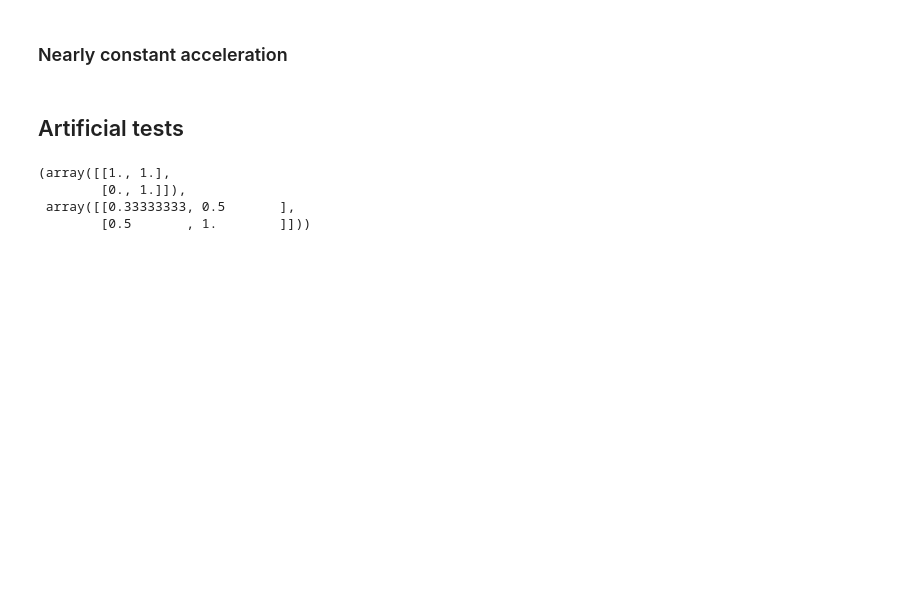
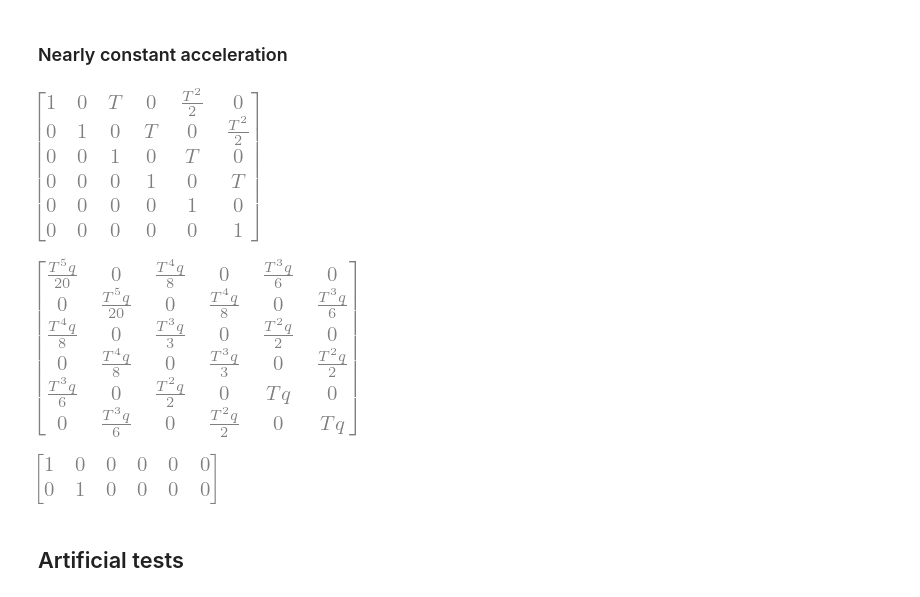
Before and after one commit to markoMedved/Advanced-methods-in-computer-vision-assignments, a Jupyter notebook: Advanced-tracking/Kalman_filter.ipynb, the cells around one changed output. Drawn from its saved outputs; the diff is of its cells as text; code cells hidden in the pictures; blank space fills up the shorter version.

```diff
--- a/Advanced-tracking/Kalman_filter.ipynb
+++ b/Advanced-tracking/Kalman_filter.ipynb
@@ -45,5 +58,27 @@ display(Q_NCV)
 # %% [markdown]
 ### Nearly constant acceleration
+# %%
+# NOTE: state is [x,y, x_vel, y_vel, x_acc, y_acc]
+T_NCA,q_NCA= sp.symbols('T, q')
+F_NCA = sp.Matrix([[0,0, 1,0,0,0],[0,0,0,1,0,0], [0,0,0,0,1,0], [0,0,0,0,0,1], [0,0,0,0,0,0], [0,0,0,0,0,0]])
+Fi_NCA = sp.exp(F_NCA * T_NCA)
+display(Fi_NCA)
+L_NCA = sp.Matrix([
+    [0, 0],
+    [0, 0],
+    [0, 0],
+    [0, 0],
+    [1, 0],
+    [0, 1]
+])
+Q_NCA = sp.integrate((Fi_NCA * L_NCA) * q_NCA * (Fi_NCA  * L_NCA).T, (T_NCA, 0, T_NCA))
+display(Q_NCA)
+H_NCA = sp.Matrix([[1,0,0,0,0,0], [0,1,0,0,0,0]])
+display(H_NCA)
+# %% [output]
+[figure, added]
+[figure, added]
+[figure, added]
 # %% [markdown]
 ## Artificial tests
 # %%
@@ -75,7 +110,0 @@ def test_kalman(x,y, A, C, Q_i, R_i):
-# %%
-Fi_NCV_np, Q_NCV_np,
-# %% [output]
-(array([[1., 1.],
-        [0., 1.]]),
- array([[0.33333333, 0.5       ],
-        [0.5       , 1.        ]]))
```
Also changed, not shown: parts of 10 cells of this notebook, 9 other files.
